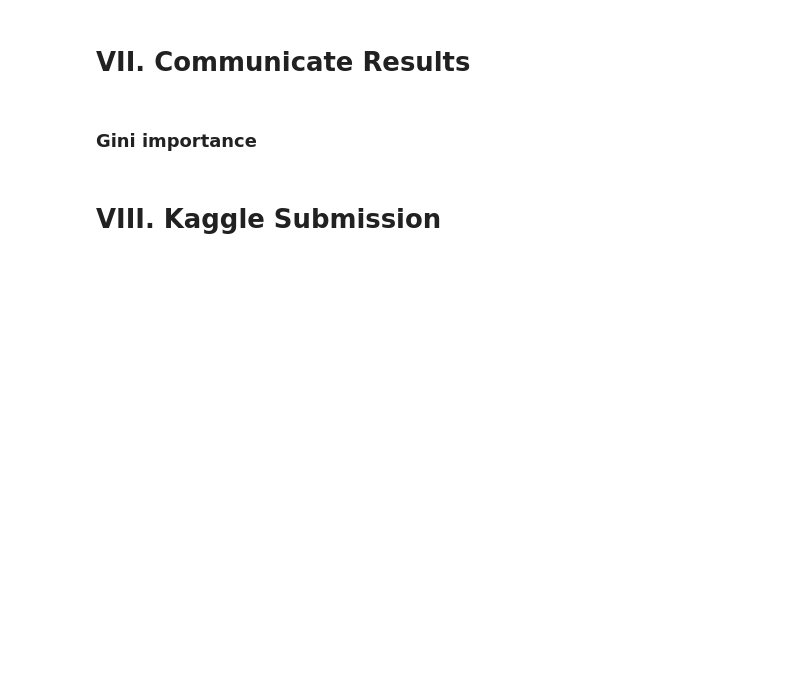
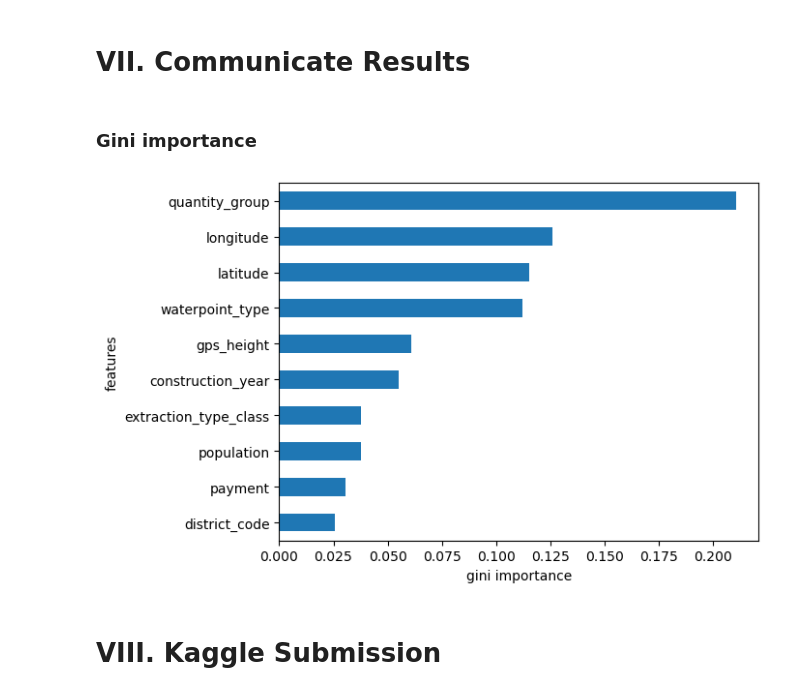
Before and after one commit to ayebaishmo/bloomtech-water-pump-challange, a Jupyter notebook: module1-decision-trees/JDS_SHR_221_guided_project_notes.ipynb, the cells around one changed output. Cells and saved outputs as stored; diff of their text form; code cells hidden in the pictures; blank space fills up the shorter version.

```diff
--- a/module1-decision-trees/JDS_SHR_221_guided_project_notes.ipynb
+++ b/module1-decision-trees/JDS_SHR_221_guided_project_notes.ipynb
@@ -408,11 +408,13 @@ plt.show()
 # %% [markdown]
 ### Gini importance
 # %%
-features =
-gini_importances =
+features = model_dt.named_steps['ordinalencoder'].get_feature_names()
+gini_importances = model_dt.named_steps['decisiontreeclassifier'].feature_importances_
 pd.Series(data=gini_importances, index=features).sort_values(key=abs).tail(10).plot(kind='barh')
 plt.ylabel('features')
 plt.xlabel('gini importance');
+# %% [output]
+[figure, added]
 # %% [markdown]
 # VIII. Kaggle Submission
 # %%
```
Also changed, not shown: parts of 1 cell of this notebook, 1 other file.
